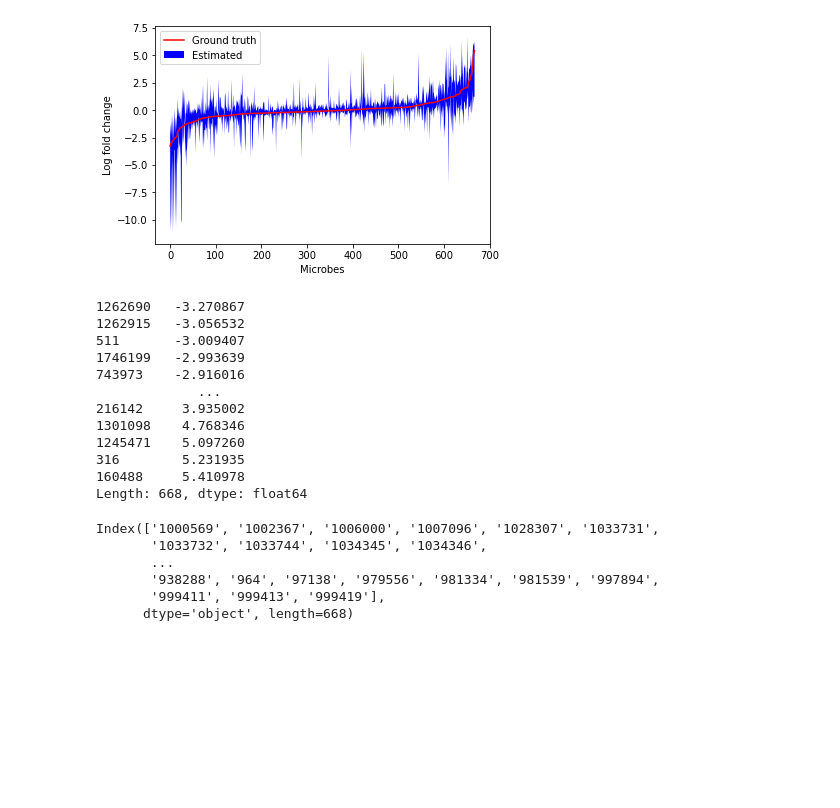
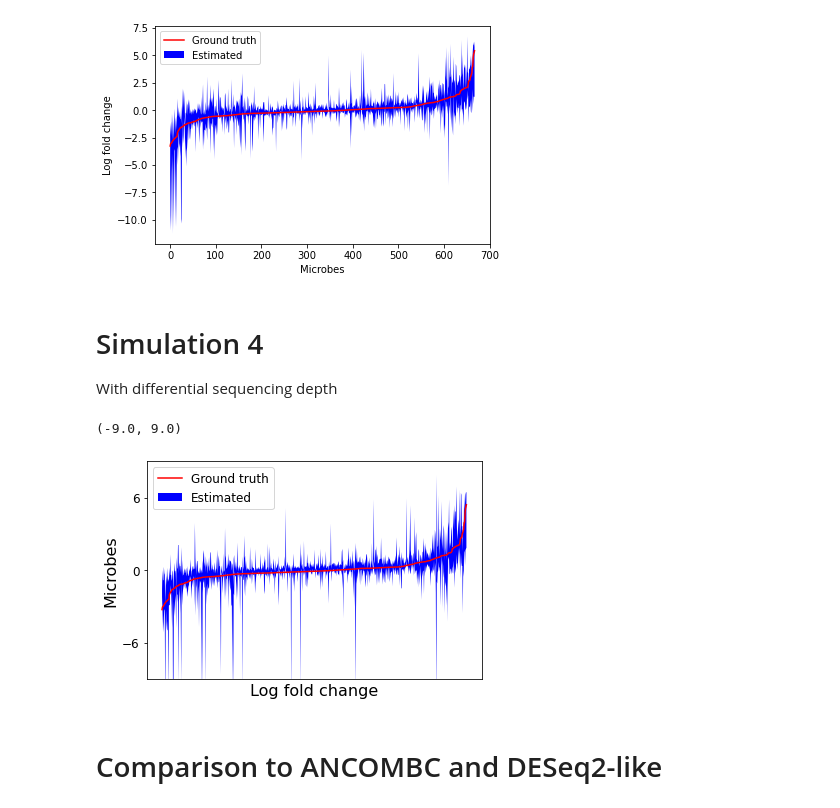
Before and after one commit to mortonjt/asd_multiomics_analyses, a Jupyter notebook: ipynb/post-process-simulation.ipynb, the cells around one changed output. Drawn from its saved outputs; the diff is of its cells as text; code cells hidden in the pictures; blank space fills up the shorter version.

Commit message:
updating simulation scripts

```diff
--- a/ipynb/post-process-simulation.ipynb
+++ b/ipynb/post-process-simulation.ipynb
@@ -189,27 +186,47 @@ plt.legend()
 # %% [output]
 <matplotlib.legend.Legend at 0x...>
 [figure]
-# %%
-ytrue
-# %% [output]
-1262690   -3.270867
-1262915   -3.056532
-511       -3.009407
-1746199   -2.993639
-743973    -2.916016
-             ...
-216142     3.935002
-1301098    4.768346
-1245471    5.097260
-316        5.231935
-160488     5.410978
-Length: 668, dtype: float64
-# %%
-idx
-# %% [output]
-Index(['1000569', '1002367', '1006000', '1007096', '1028307', '1033731',
-       '1033732', '1033744', '1034345', '1034346',
-       ...
-       '938288', '964', '97138', '979556', '981334', '981539', '997894',
-       '999411', '999413', '999419'],
-      dtype='object', length=668)
+# %% [markdown]
+# Simulation 4
+
+With differential sequencing depth
+# %%
+posterior_name = 'age_sex_matched_posterior'
+amp_fname = f'{amp_directory}/{posterior_name}/amp_differentials-simulated4.nc'
+sim_diffs = extract_differentials(amp_fname)
+
+sim_diffs.index = true_diffs.index
+# %%
+idx = totals.loc[np.log(totals + 1) > 2].index
+
+ytrue = true_diffs.mean(axis=1).loc[idx]
+ytrue = ytrue - ytrue.mean()
+ytrue = ytrue.sort_values()
+
+sim_diffs = sim_diffs.loc[ytrue.index]
+sim_diffs = sim_diffs - sim_diffs.mean(axis=0).values
+yerr = sim_diffs.std(axis=1)
+
+x = np.arange(len(ytrue))
+
+fig, ax = plt.subplots(figsize=(6, 4))
+rankplot(sim_diffs, ax)
+ax.plot(x, ytrue, '-', zorder=1, markersize=1, c='r', label='Ground truth')
+ax.legend(loc=2, fontsize=12)
+ax.set_xticks([])
+ax.tick_params(axis='y', labelsize=12)
+ax.set_xlabel('Log fold change', fontsize=16)
+ax.set_ylabel('Microbes', fontsize=16)
+locator = MaxNLocator(prune='both', nbins=3)
+ax.yaxis.set_major_locator(locator)
+ax.set_ylim([-9, 9])
+#y = sim_diffs.mean(axis=1)
+#plt.errorbar(x, y, yerr=2*yerr, fmt="o", zorder=0, color='b')
+#plt.plot(x, ytrue, 'o', zorder=1, markersize=1, c='r')
+#plt.xlabel('Microbes')
+#plt.ylabel('Log fold change')
+# %% [output]
+(-9.0, 9.0)
+[figure, added]
+# %% [markdown]
+# Comparison to ANCOMBC and DESeq2-like
```
Also changed, not shown: parts of 17 cells of this notebook, 1 other file.
